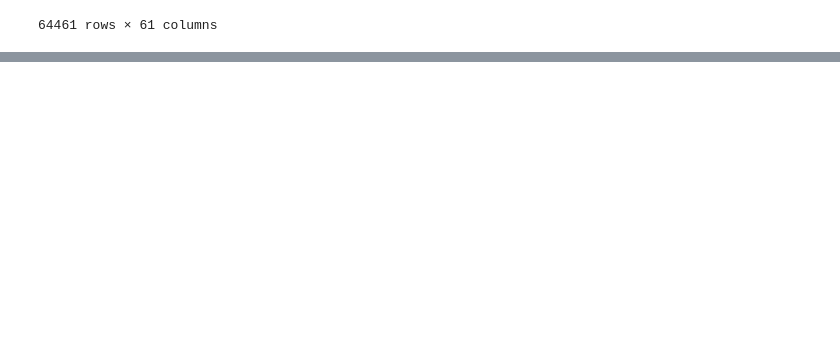
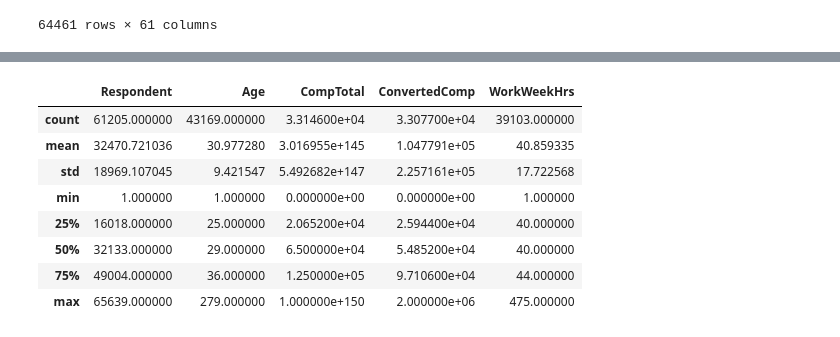
Before and after one commit to hashem-mostafa-hashem/Project1, a Jupyter notebook: notebooks/00_exploration.ipynb, the cells around one changed output, grey strips where cells are left out. Cells and saved outputs as stored; diff of their text form; code cells hidden in the pictures; blank space fills up the shorter version.

```diff
--- a/notebooks/00_exploration.ipynb
+++ b/notebooks/00_exploration.ipynb
@@ -22,0 +85,8 @@ row_df
+# %%
+questionable_cols=['YearsCodePro', 'YearsCode', 'Age1stCode']
+# %%
+for col in questionable_cols:
+    print(col)
+    print(raw_df[col].unique().tolist())
+    print('---------------')
+    print()
@@ -22,0 +125,13 @@ row_df
+# %%
+raw_df
+for col in questionable_cols:
+    print(col)
+    raw_df.drop(raw_df.index[raw_df[col] == 'Less than 1 year'],inplace=True)
+    raw_df.drop(raw_df.index[raw_df[col] == 'More than 50 years'],inplace=True)
+    #raw_df.drop(raw_df.index[raw_df[col] == ],inplace=True)
+    raw_df.drop(raw_df.index[raw_df[col] == 'Older than 85'],inplace=True)
+    raw_df.drop(raw_df.index[raw_df[col] == 'Younger than 5 years'],inplace=True)
+    #raw_df.drop(raw_df.index[[raw_df[col].isna()]])
+    print(raw_df[col].unique().tolist())
+    print('---------------')
+    print()
@@ -22,0 +191,12 @@ row_df
+# %%
+raw_df.describe()
+# %% [output]
+|  | Respondent | Age | CompTotal | ConvertedComp | WorkWeekHrs |
+| count | 61205.000000 | 43169.000000 | 3.314600e+04 | 3.307700e+04 | 39103.000000 |
+| mean | 32470.721036 | 30.977280 | 3.016955e+145 | 1.047791e+05 | 40.859335 |
+| std | 18969.107045 | 9.421547 | 5.492682e+147 | 2.257161e+05 | 17.722568 |
+| min | 1.000000 | 1.000000 | 0.000000e+00 | 0.000000e+00 | 1.000000 |
+| 25% | 16018.000000 | 25.000000 | 2.065200e+04 | 2.594400e+04 | 40.000000 |
+| 50% | 32133.000000 | 29.000000 | 6.500000e+04 | 5.485200e+04 | 40.000000 |
+| 75% | 49004.000000 | 36.000000 | 1.250000e+05 | 9.710600e+04 | 44.000000 |
+| max | 65639.000000 | 279.000000 | 1.000000e+150 | 2.000000e+06 | 475.000000 |
```
Also changed, not shown: parts of 11 cells of this notebook.
